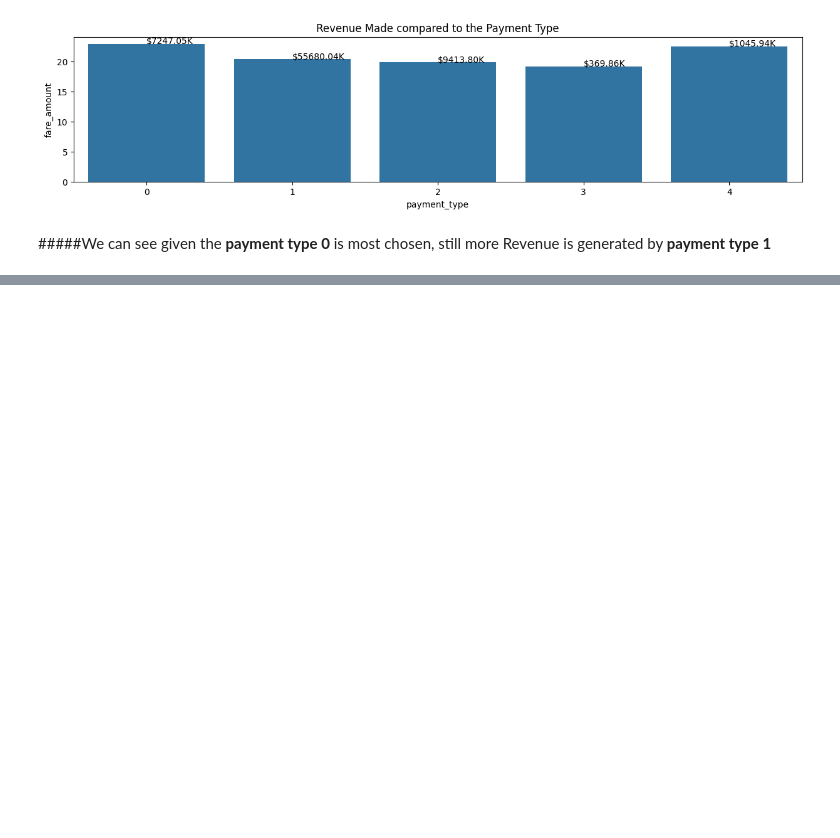
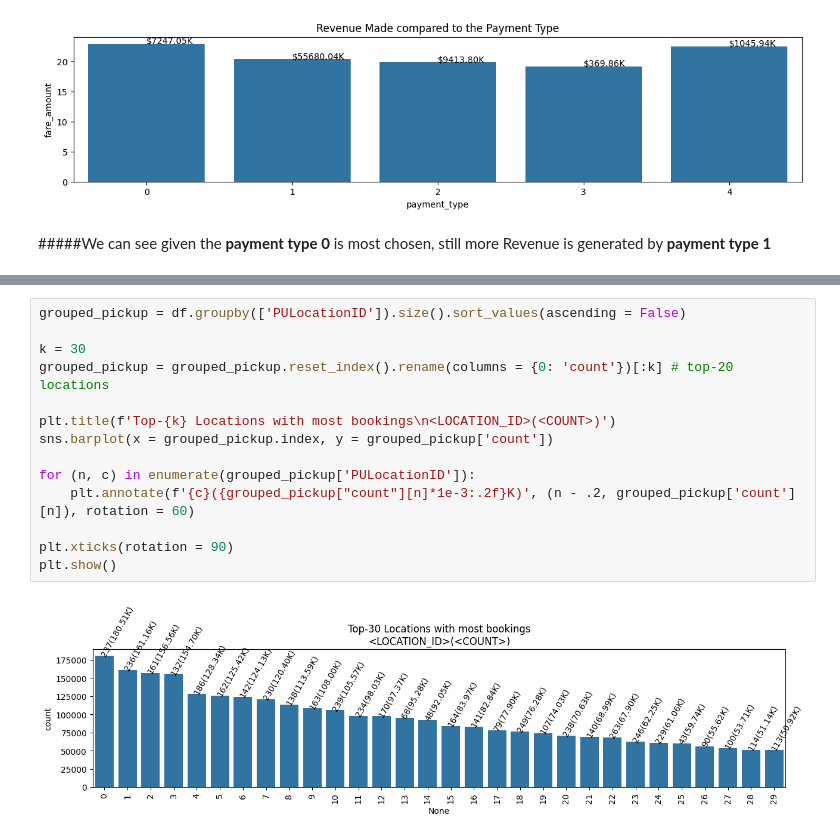
Before and after one commit to hnushrat/NYC-Taxi, a Jupyter notebook: NYC_Taxi.ipynb, the cells around one changed output, grey strips where cells are left out. Drawn from its saved outputs; the diff is of its cells as text; blank space fills up the shorter version.

```diff
--- a/NYC_Taxi.ipynb
+++ b/NYC_Taxi.ipynb
@@ -160,0 +212,16 @@ plt.show()
+# %%
+grouped_pickup = df.groupby(['PULocationID']).size().sort_values(ascending = False)
+
+k = 30
+grouped_pickup = grouped_pickup.reset_index().rename(columns = {0: 'count'})[:k] # top-20 locations
+
+plt.title(f'Top-{k} Locations with most bookings\n<LOCATION_ID>(<COUNT>)')
+sns.barplot(x = grouped_pickup.index, y = grouped_pickup['count'])
+
+for (n, c) in enumerate(grouped_pickup['PULocationID']):
+    plt.annotate(f'{c}({grouped_pickup["count"][n]*1e-3:.2f}K)', (n - .2, grouped_pickup['count'][n]), rotation = 60)
+
+plt.xticks(rotation = 90)
+plt.show()
+# %% [output]
+[figure, added]
```
Also changed, not shown: parts of 10 cells of this notebook.
